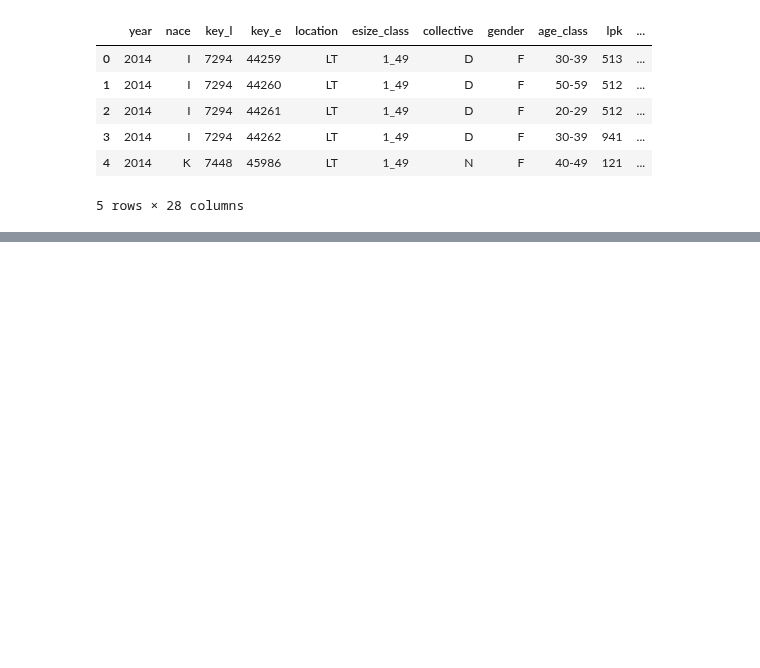
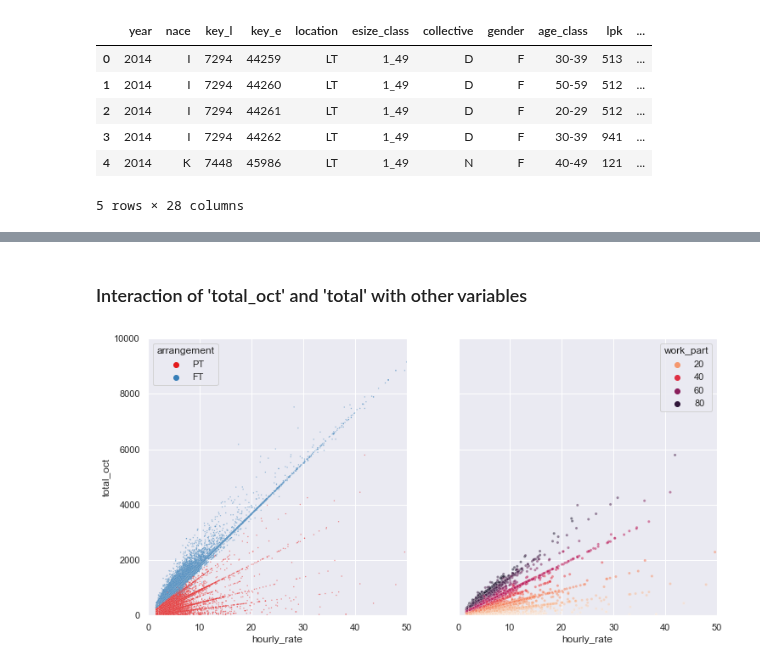
Before and after one commit to EdvinasStonevicius/LT-national-salary-analysis, a Jupyter notebook: python/Initial_exploration.ipynb, the cells around one changed output, grey strips where cells are left out. Drawn from its saved outputs; the diff is of its cells as text; code cells hidden in the pictures; blank space fills up the shorter version.

```diff
--- a/python/Initial_exploration.ipynb
+++ b/python/Initial_exploration.ipynb
@@ -35,0 +89,13 @@ dtype: object
+# %% [markdown]
+### Interaction of 'total_oct' and 'total' with other variables
+# %%
+fig, ax = plt.subplots(1,2, sharey=True, sharex=True, figsize=(12,6))
+sns.scatterplot(data=data, x='hourly_rate', y='total_oct',
+                 hue='arrangement', alpha=0.5, palette='Set1', s=2, ax=ax[0])
+
+sns.scatterplot(data=data.query('arrangement == "PT"'), x='hourly_rate', y='total_oct',
+                 hue='work_part', palette='rocket_r', alpha=0.5, s=10, ax=ax[1])
+plt.xlim(0, 50)
+plt.ylim(0, 10000);
+# %% [output]
+[figure, added]
```
Also changed, not shown: parts of 34 cells of this notebook, 1 other file.
